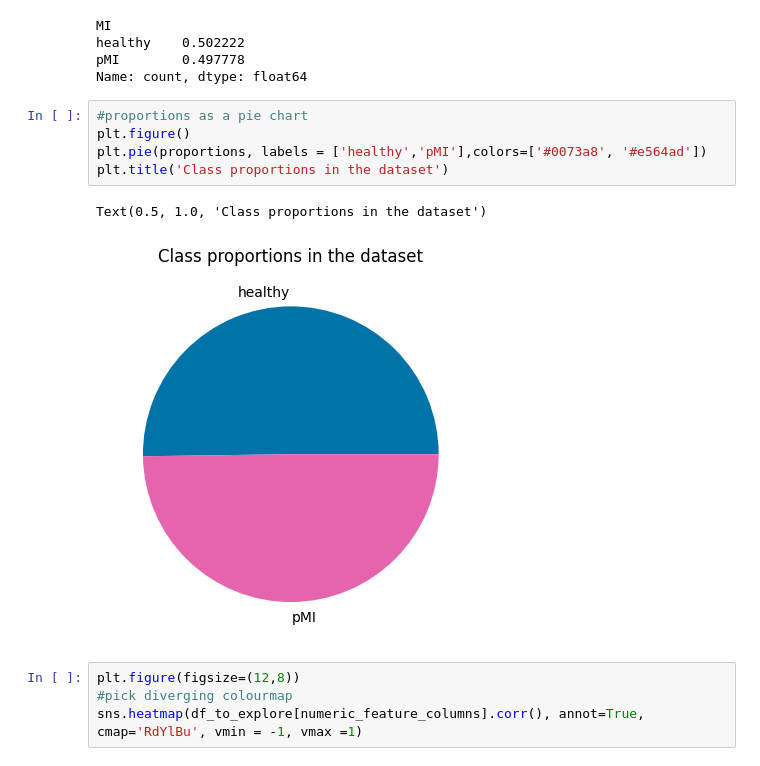
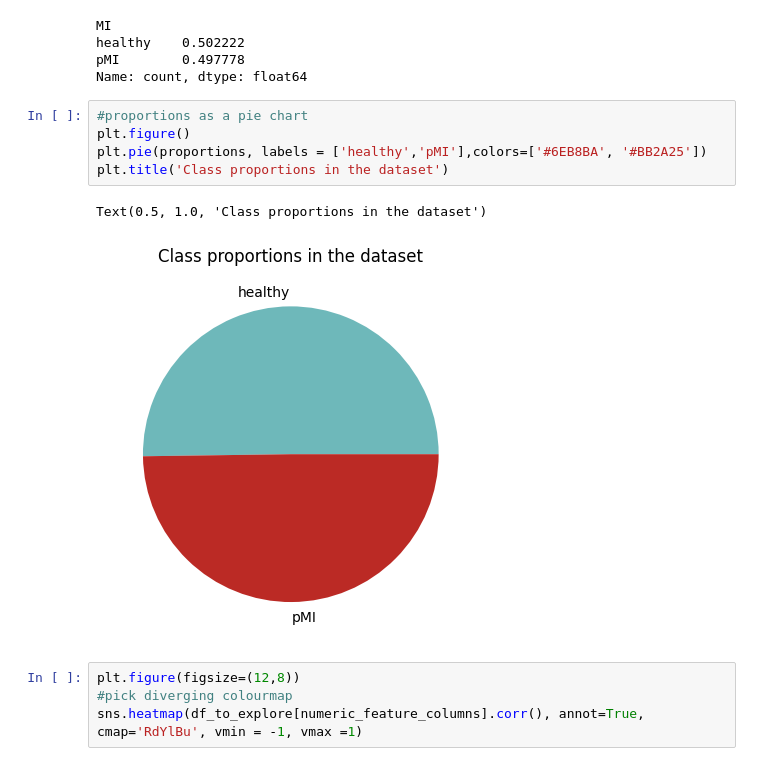
Before and after one commit to emilynurden/myocardial-infarction-predictions, a Jupyter notebook: notebooks:/data_exploration.ipynb, the cells around one changed output. Saved outputs shown, nothing was run; the diff lists cells and outputs as text.

Commit message:
added continuous colour scheme to all plots of tabular data

```diff
--- a/notebooks:/data_exploration.ipynb
+++ b/notebooks:/data_exploration.ipynb
@@ -233,11 +268,11 @@ Name: count, dtype: float64
 # %%
 #proportions as a pie chart
 plt.figure()
-plt.pie(proportions, labels = ['healthy','pMI'],colors=['#0073a8', '#e564ad'])
+plt.pie(proportions, labels = ['healthy','pMI'],colors=['#6EB8BA', '#BB2A25'])
 plt.title('Class proportions in the dataset')
 # %% [output]
 Text(0.5, 1.0, 'Class proportions in the dataset')
-[figure, old version]
+[figure, new version]
 # %%
 plt.figure(figsize=(12,8))
 #pick diverging colourmap
```
Also changed, not shown: parts of 10 cells of this notebook.
